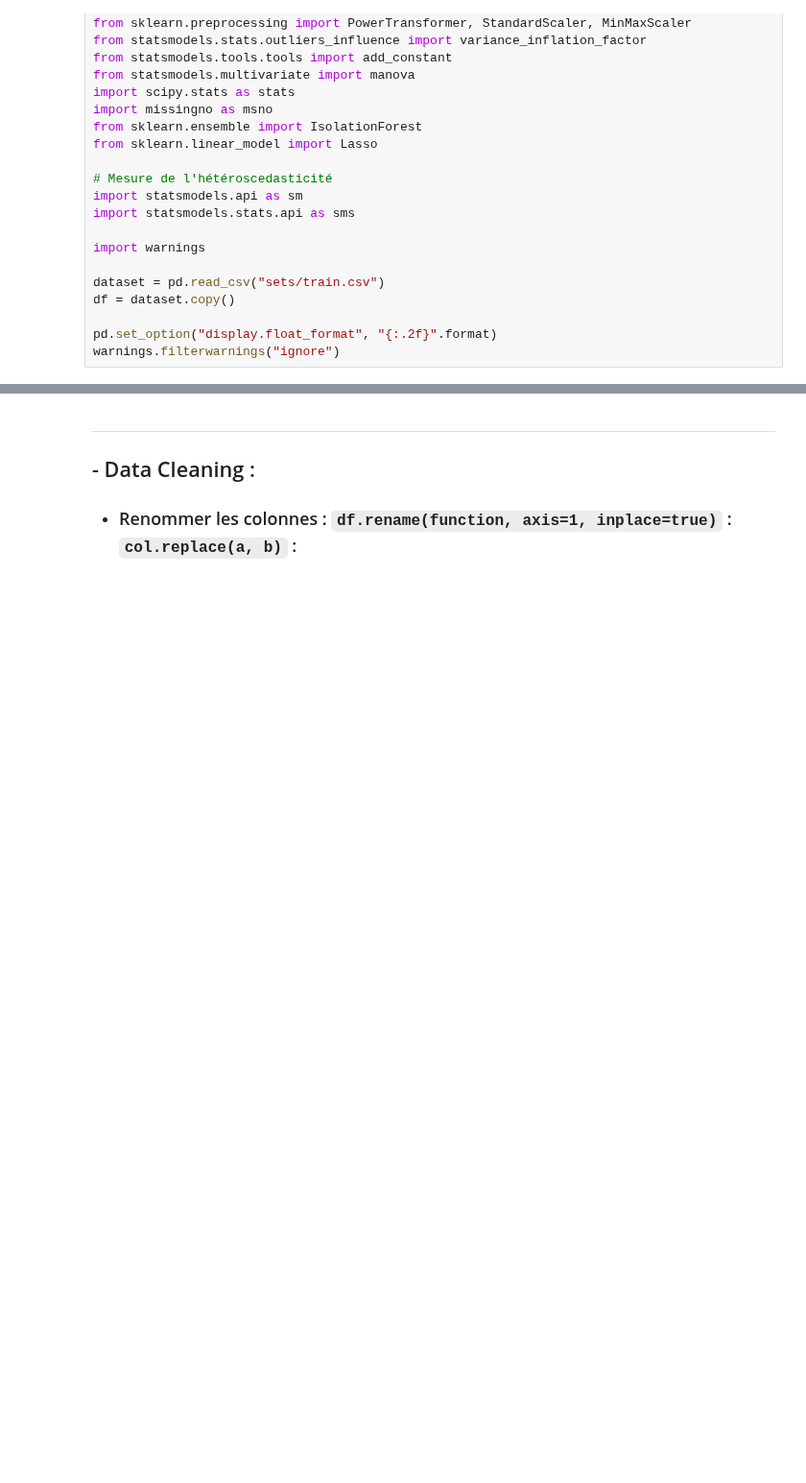
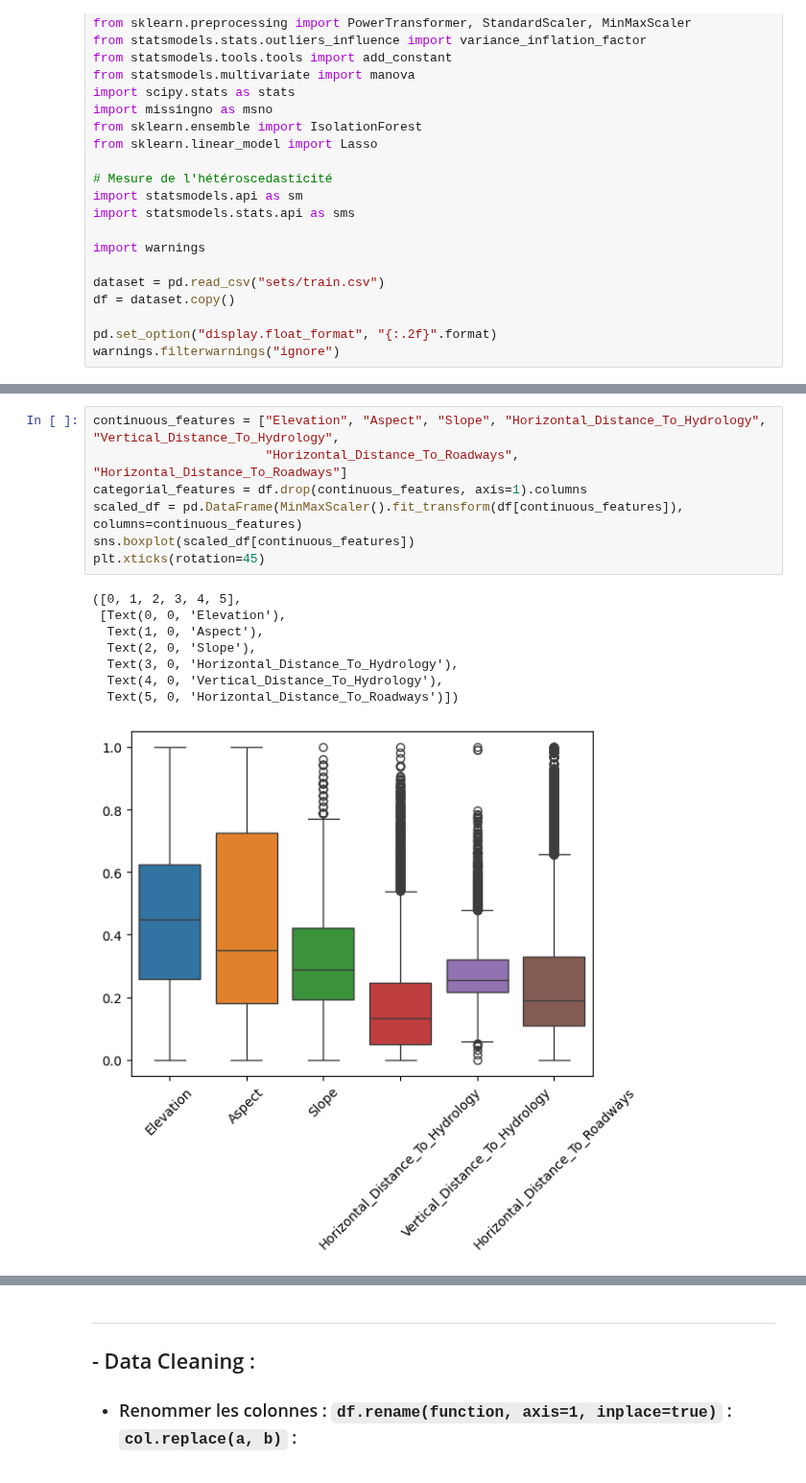
Before and after one commit to Chriishero/Programmation, a Jupyter notebook: Python/Intelligence Artificielle/Projet/Forest Cover Type Prediction (Kaggle)/EDA.ipynb, the cells around one changed output, grey strips where cells are left out. Shown at 96% size. Drawn from its saved outputs; the diff is of its cells as text; blank space fills up the shorter version.

```diff
--- a/Python/Intelligence Artificielle/Projet/Forest Cover Type Prediction (Kaggle)/EDA.ipynb
+++ b/Python/Intelligence Artificielle/Projet/Forest Cover Type Prediction (Kaggle)/EDA.ipynb
@@ -55,0 +169,16 @@ warnings.filterwarnings("ignore")
+# %%
+continuous_features = ["Elevation", "Aspect", "Slope", "Horizontal_Distance_To_Hydrology", "Vertical_Distance_To_Hydrology",
+                       "Horizontal_Distance_To_Roadways", "Horizontal_Distance_To_Roadways"]
+categorial_features = df.drop(continuous_features, axis=1).columns
+scaled_df = pd.DataFrame(MinMaxScaler().fit_transform(df[continuous_features]), columns=continuous_features)
+sns.boxplot(scaled_df[continuous_features])
+plt.xticks(rotation=45)
+# %% [output]
+([0, 1, 2, 3, 4, 5],
+ [Text(0, 0, 'Elevation'),
+  Text(1, 0, 'Aspect'),
+  Text(2, 0, 'Slope'),
+  Text(3, 0, 'Horizontal_Distance_To_Hydrology'),
+  Text(4, 0, 'Vertical_Distance_To_Hydrology'),
+  Text(5, 0, 'Horizontal_Distance_To_Roadways')])
+[figure, added]
```
Also changed, not shown: parts of 15 cells of this notebook, 1 other file.
